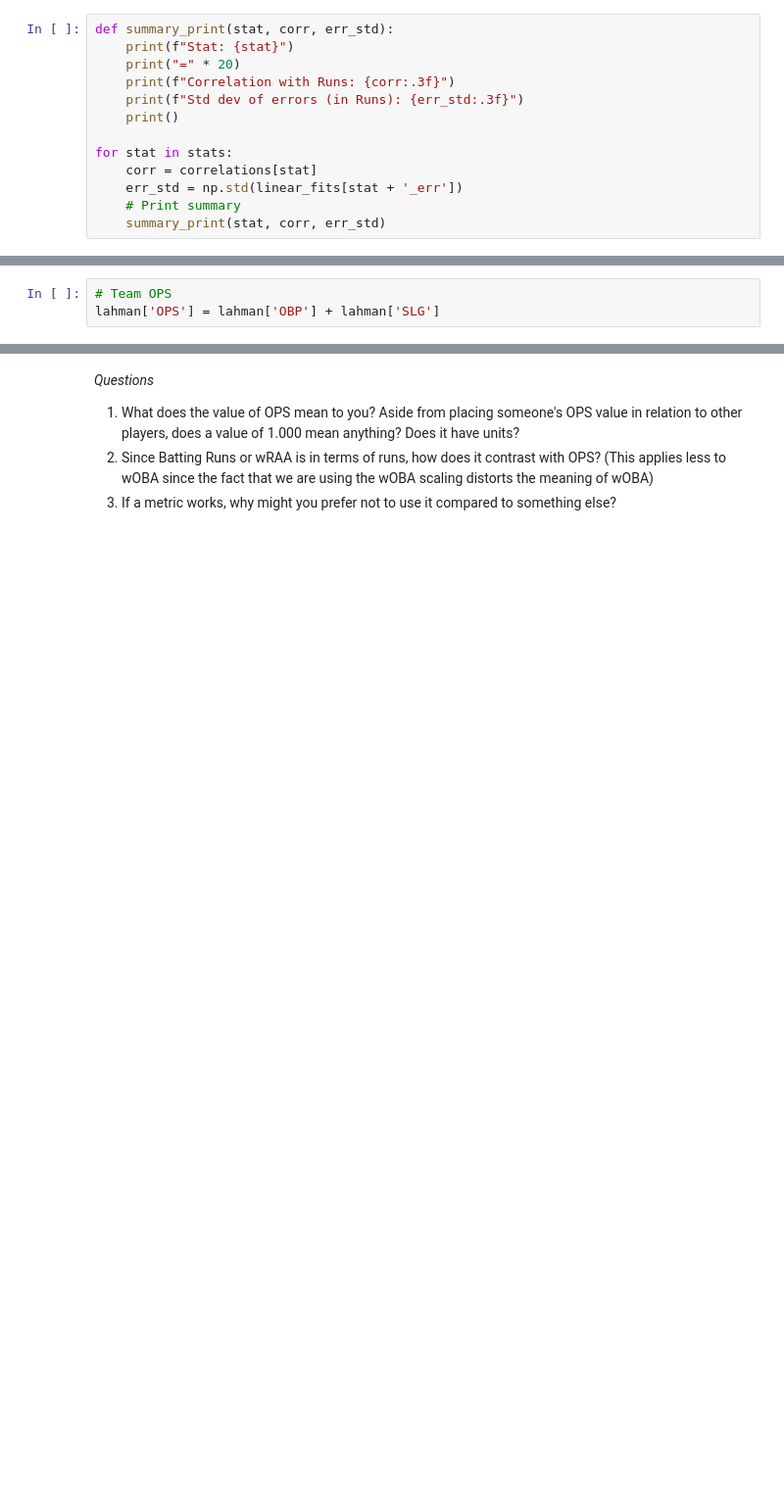
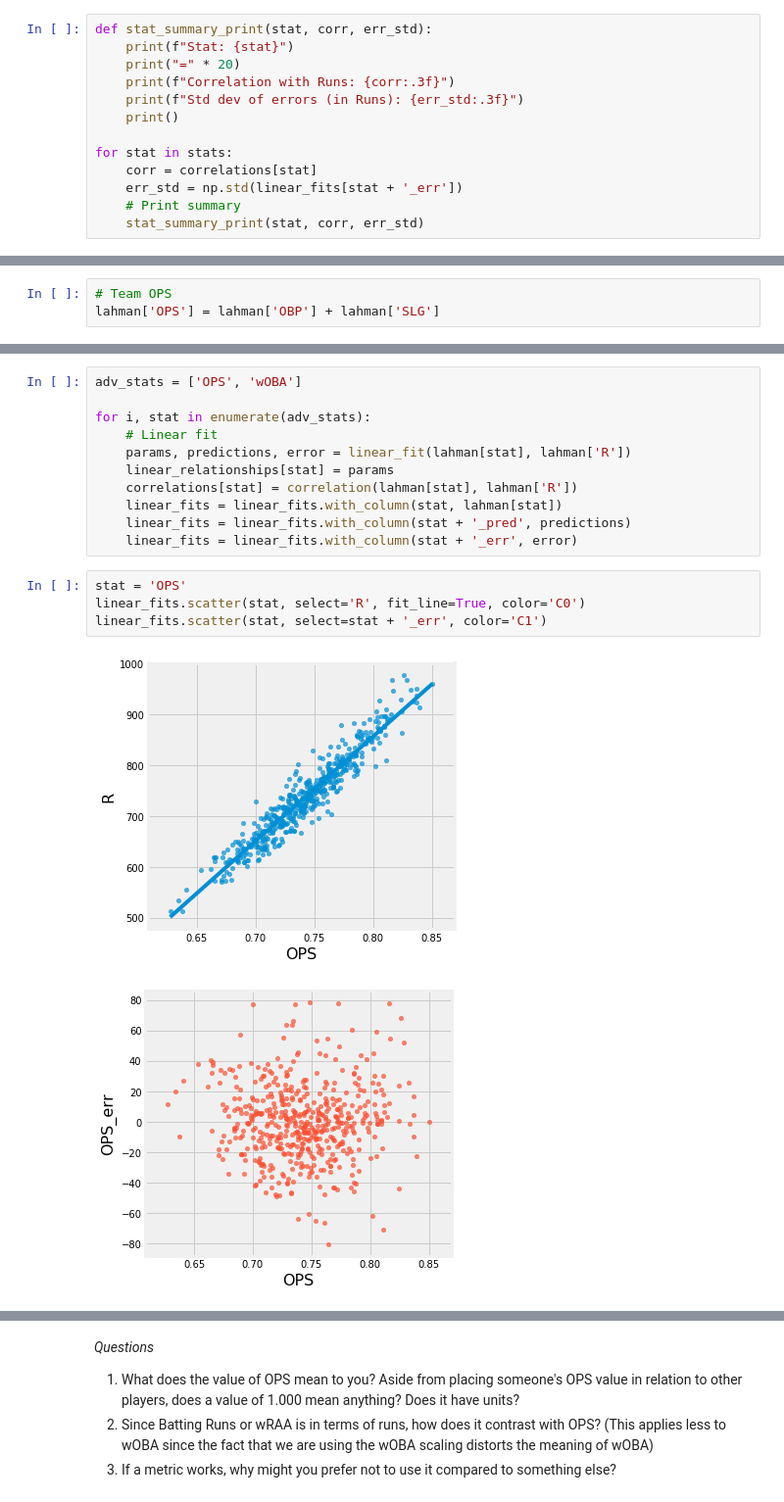
Before and after one commit to apapanico/LS88, a Jupyter notebook: Demos/off_metrics/Demo - Offensive Metrics in Baseball (DS).ipynb, the cells around one changed output, grey strips where cells are left out. Shown: that part at 98% size. Drawn from its saved outputs; the diff is of its cells as text; blank space fills up the shorter version.

```diff
--- a/Demos/off_metrics/Demo - Offensive Metrics in Baseball (DS).ipynb
+++ b/Demos/off_metrics/Demo - Offensive Metrics in Baseball (DS).ipynb
@@ -180,7 +180,7 @@ linear_fits.scatter(stat, select=stat + '_err')
 # %% [markdown]
 We also print out some results for each statistic.
 # %%
-def summary_print(stat, corr, err_std):
+def stat_summary_print(stat, corr, err_std):
     print(f"Stat: {stat}")
     print("=" * 20)
     print(f"Correlation with Runs: {corr:.3f}")
@@ -191,7 +191,7 @@ for stat in stats:
     corr = correlations[stat]
     err_std = np.std(linear_fits[stat + '_err'])
     # Print summary
-    summary_print(stat, corr, err_std)
+    stat_summary_print(stat, corr, err_std)
 # %% [output]
 Stat: BA
 ====================
@@ -271,0 +291,18 @@ To do:
+# %%
+adv_stats = ['OPS', 'wOBA']
+
+for i, stat in enumerate(adv_stats):
+    # Linear fit
+    params, predictions, error = linear_fit(lahman[stat], lahman['R'])
+    linear_relationships[stat] = params
+    correlations[stat] = correlation(lahman[stat], lahman['R'])
+    linear_fits = linear_fits.with_column(stat, lahman[stat])
+    linear_fits = linear_fits.with_column(stat + '_pred', predictions)
+    linear_fits = linear_fits.with_column(stat + '_err', error)
+# %%
+stat = 'OPS'
+linear_fits.scatter(stat, select='R', fit_line=True, color='C0')
+linear_fits.scatter(stat, select=stat + '_err', color='C1')
+# %% [output]
+[figure, added]
+[figure, added]
```
Also changed, not shown: parts of 11 cells of this notebook.
